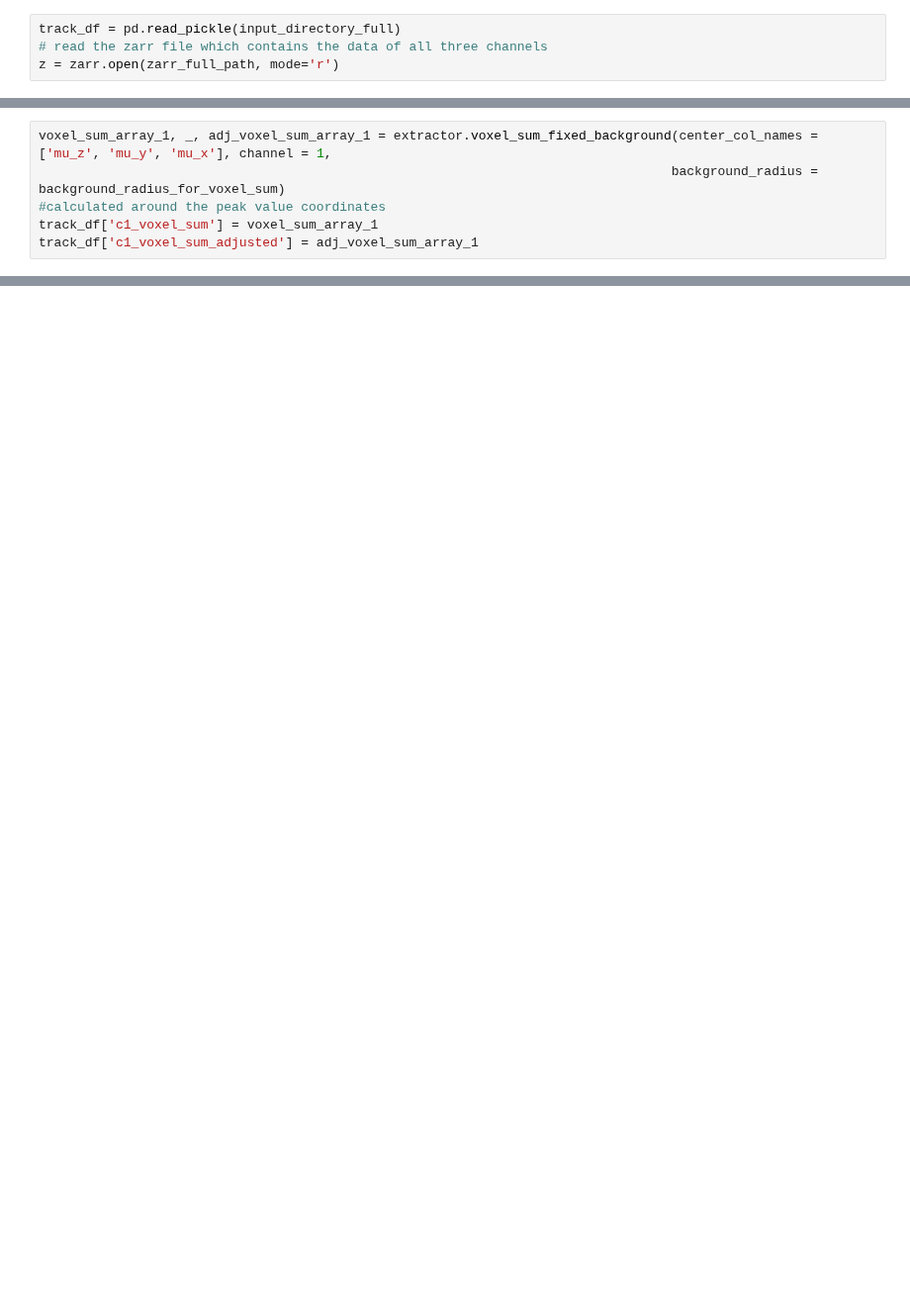
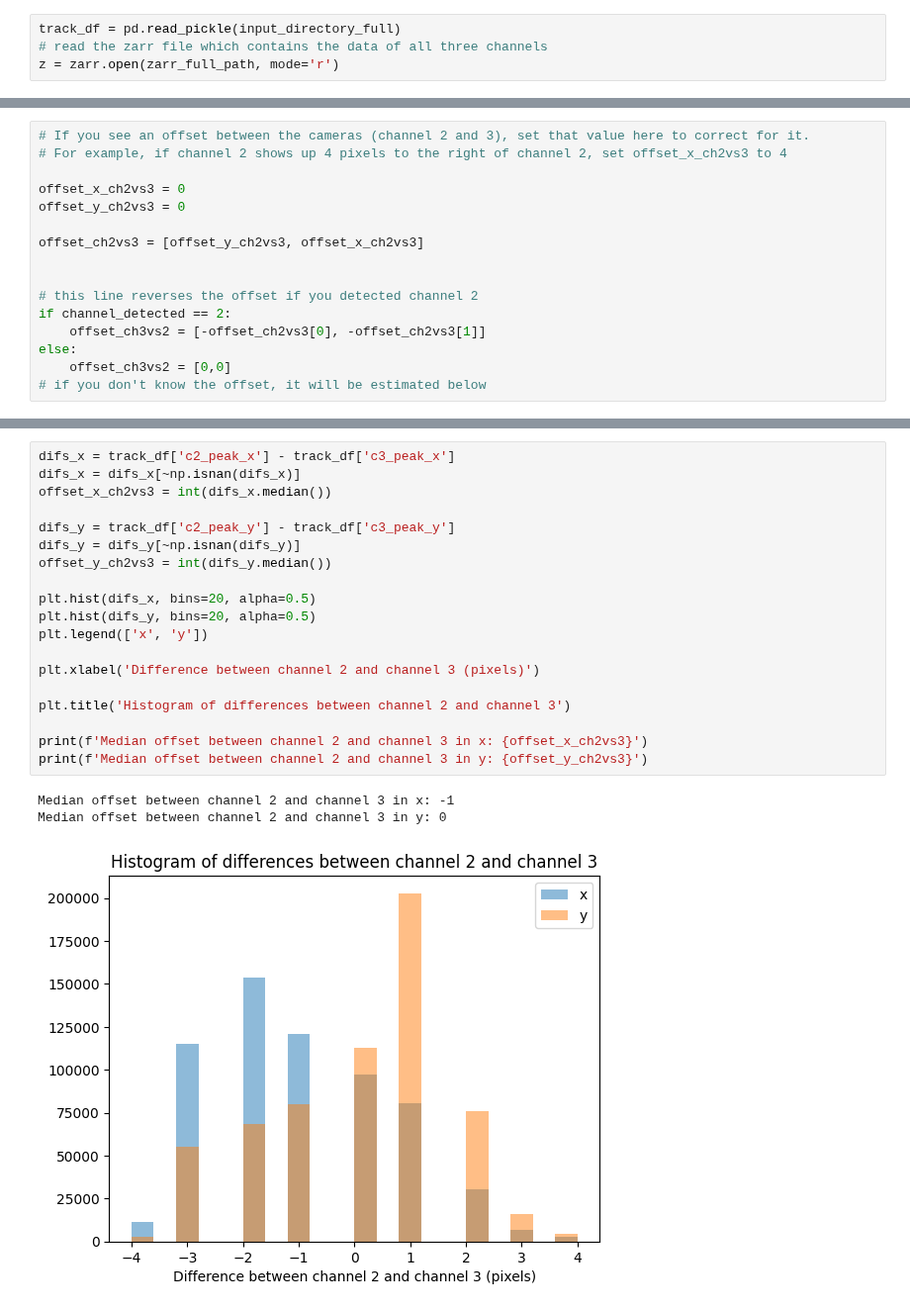
Before and after one commit to MatsulabUW/LLSM-CME-ANALYSIS, a Jupyter notebook: Final/Jupyter_Notebooks/04. extracting_alt_channel_intensities_BD.ipynb, the cells around one changed output, grey strips where cells are left out. Shown at 99% size. Drawn from its saved outputs; the diff is of its cells as text; blank space fills up the shorter version.

```diff
--- a/Final/Jupyter_Notebooks/04. extracting_alt_channel_intensities_BD.ipynb
+++ b/Final/Jupyter_Notebooks/04. extracting_alt_channel_intensities_BD.ipynb
@@ -239,6 +46,0 @@ track_df['c1_peak_z'] = max_loc[:,0]
-# %%
-voxel_sum_array_1, _, adj_voxel_sum_array_1 = extractor.voxel_sum_fixed_background(center_col_names = ['mu_z', 'mu_y', 'mu_x'], channel = 1,
-                                                                                  background_radius = background_radius_for_voxel_sum)
-#calculated around the peak value coordinates
-track_df['c1_voxel_sum'] = voxel_sum_array_1
-track_df['c1_voxel_sum_adjusted'] = adj_voxel_sum_array_1
@@ -351,0 +60,16 @@ df = extractor.gaussian_fitting_single_frame(expected_sigma = [4,2,2],
+# %%
+# If you see an offset between the cameras (channel 2 and 3), set that value here to correct for it.
+# For example, if channel 2 shows up 4 pixels to the right of channel 2, set offset_x_ch2vs3 to 4
+
+offset_x_ch2vs3 = 0
+offset_y_ch2vs3 = 0
+
+offset_ch2vs3 = [offset_y_ch2vs3, offset_x_ch2vs3]
+
+
+# this line reverses the offset if you detected channel 2
+if channel_detected == 2:
+    offset_ch3vs2 = [-offset_ch2vs3[0], -offset_ch2vs3[1]]
+else:
+    offset_ch3vs2 = [0,0]
+# if you don't know the offset, it will be estimated below
@@ -351,0 +125,23 @@ df = extractor.gaussian_fitting_single_frame(expected_sigma = [4,2,2],
+# %%
+difs_x = track_df['c2_peak_x'] - track_df['c3_peak_x']
+difs_x = difs_x[~np.isnan(difs_x)]
+offset_x_ch2vs3 = int(difs_x.median())
+
+difs_y = track_df['c2_peak_y'] - track_df['c3_peak_y']
+difs_y = difs_y[~np.isnan(difs_y)]
+offset_y_ch2vs3 = int(difs_y.median())
+
+plt.hist(difs_x, bins=20, alpha=0.5)
+plt.hist(difs_y, bins=20, alpha=0.5)
+plt.legend(['x', 'y'])
+
+plt.xlabel('Difference between channel 2 and channel 3 (pixels)')
+
+plt.title('Histogram of differences between channel 2 and channel 3')
+
+print(f'Median offset between channel 2 and channel 3 in x: {offset_x_ch2vs3}')
+print(f'Median offset between channel 2 and channel 3 in y: {offset_y_ch2vs3}')
+# %% [output]
+Median offset between channel 2 and channel 3 in x: -1
+Median offset between channel 2 and channel 3 in y: 0
+[figure, added]
```
Also changed, not shown: parts of 46 cells of this notebook, 1 other file.
